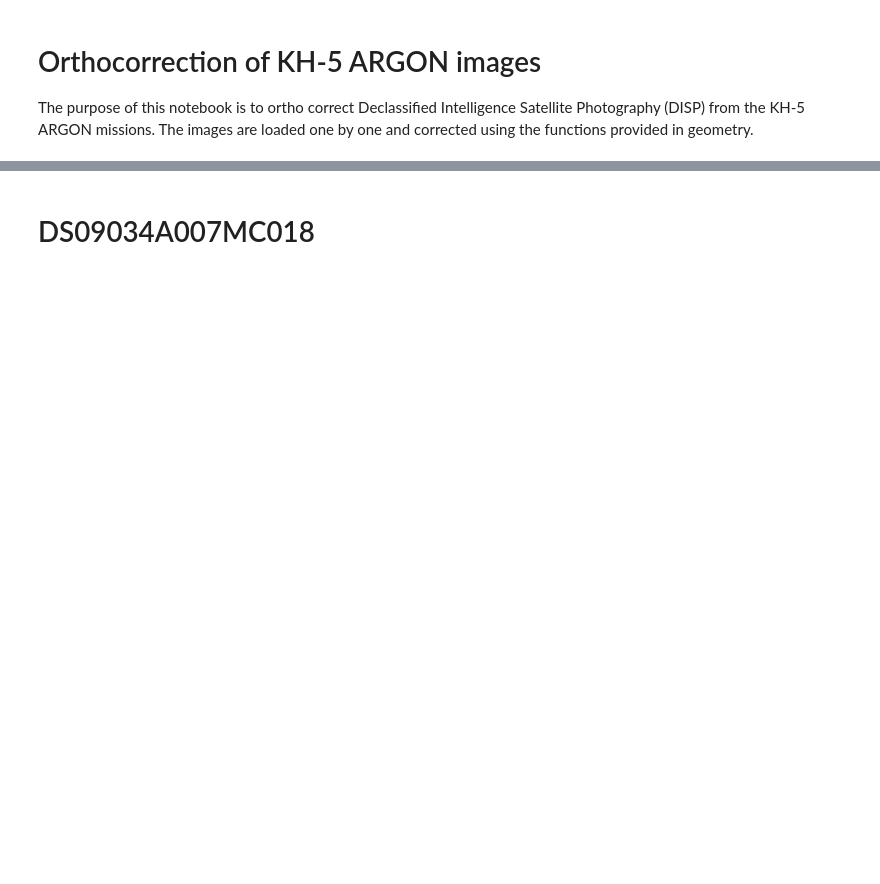
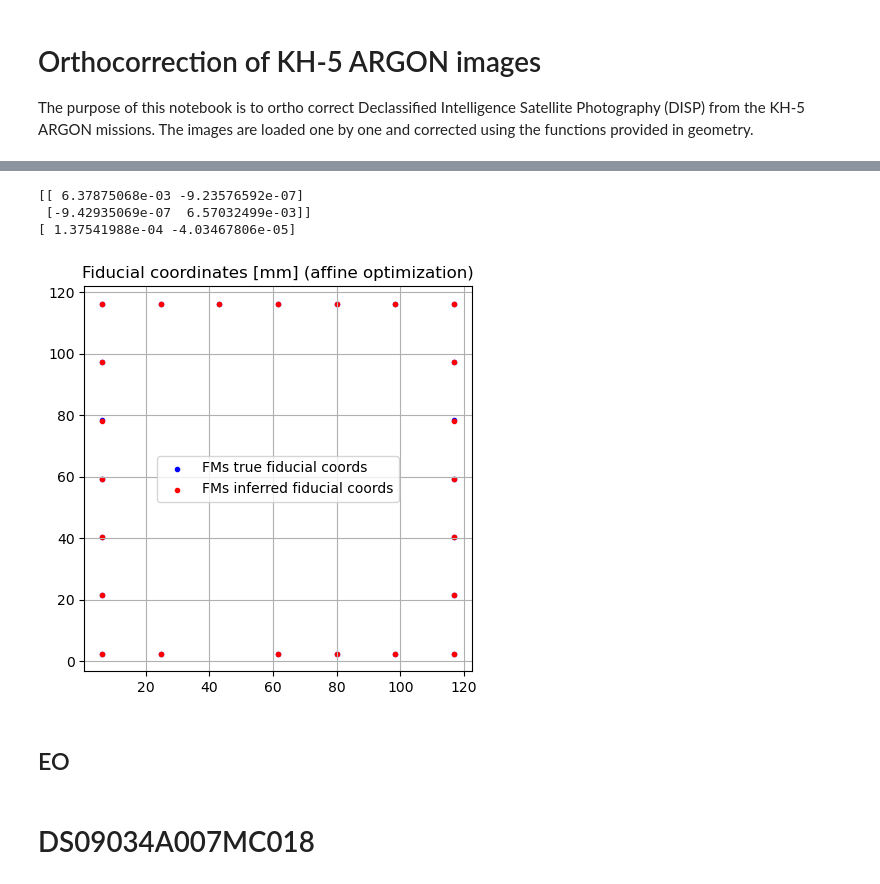
Before and after one commit to lorisdanjou/KH-5_ARGON_images_processing, a Jupyter notebook: orthorectification_images_tests.ipynb, the cells around one changed output, grey strips where cells are left out. Saved outputs shown, nothing was run; the diff lists cells and outputs as text; code cells hidden in the pictures; blank space fills up the shorter version.

```diff
--- a/orthorectification_images_tests.ipynb
+++ b/orthorectification_images_tests.ipynb
@@ -33,0 +341,44 @@ products
+# %%
+res = opt.minimize(
+    io.objective_function_affine,
+    x0=[127/shx, 0, 0, 127/shy, 0, 0],
+    args=(FMs.loc[:, ("xi", "eta")].to_numpy(), FMs.loc[:, ("x", "y")].to_numpy()),
+    method='Nelder-mead',
+    options={"maxiter": 1000},
+)
+# res = opt.least_squares(
+#     io.objective_function_affine,
+#     x0=[127/shx, 0, 0, 127/shy, 0, 0],
+#     args=(FMs_fiducial_coords, FMs_image_coords),
+# )
+
+
+if res.success:
+    m11, m12, m21, m22, t1, t2 = res.x
+    matrix = np.array([
+        [m11, m12],
+        [m21, m22]
+    ])
+    print(matrix)
+    translation = np.array([t1, t2])
+    print(translation)
+
+    FMs_inferred_fiducial_coords = np.array([
+        io.image_to_fiducial_coordinates_affine(FMs.loc[i, "x"], FMs.loc[i, "y"], matrix, translation) for i in FMs.index
+    ])
+
+    fig, ax = plt.subplots(figsize=(5, 5))
+    ax.scatter(FMs.xi, FMs.eta, marker=".", color="b", label='FMs true fiducial coords')
+    ax.scatter(FMs_inferred_fiducial_coords[:, 0], FMs_inferred_fiducial_coords[:, 1], marker=".", color="r", label='FMs inferred fiducial coords')
+    ax.grid()
+    ax.legend()
+    ax.set_title("Fiducial coordinates [mm] (affine optimization)")
+else:
+    print(res)
+# %% [output]
+[[ 6.37875068e-03 -9.23576592e-07]
+ [-9.42935069e-07  6.57032499e-03]]
+[ 1.37541988e-04 -4.03467806e-05]
+[figure, added]
+# %% [markdown]
+## EO
```
Also changed, not shown: parts of 32 cells of this notebook, 3 other files.
